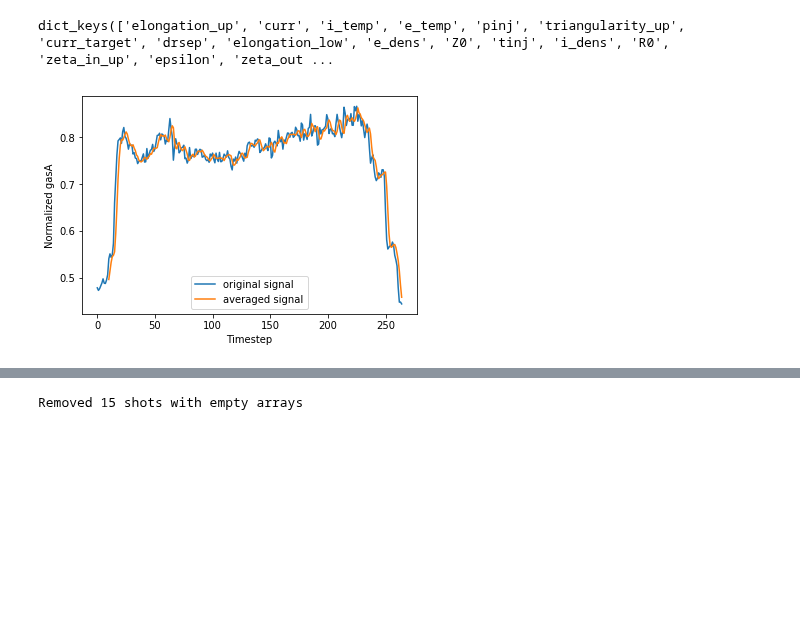
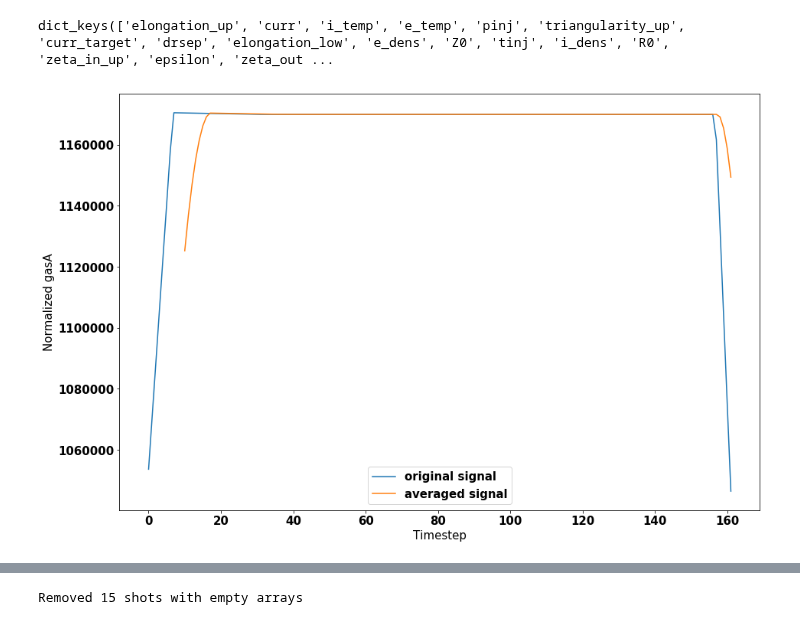
Before and after one commit to PlasmaControl/plasma-profile-predictor, a Jupyter notebook: data/process_data.ipynb, the cells around one changed output, grey strips where cells are left out. Drawn from its saved outputs; the diff is of its cells as text; code cells hidden in the pictures; blank space fills up the shorter version.

```diff
--- a/data/process_data.ipynb
+++ b/data/process_data.ipynb
@@ -2,7 +2,8 @@
 lookback = 10
 avg_offset = 10 # takes mean over signals avg_window in the past to avg_window in the future
 avg_window_0d=10
-avg_window_1d=3
+avg_window_1d=10
+avg_window=10
 delay = 1
 # %%
 import numpy as np
@@ -36,12 +47,17 @@ def smooth_signal(sig, avg_window):
+# %%
+plt.rcParams['figure.figsize'] = [15, 10]
+font={'size': 15, 'weight':'heavy'}
+plt.rc('font', **font)
 # %%
-sig=np.mean(raw_data[shots[0]]['e_temp'],axis=1)
+sig=np.mean(raw_data[161110]['e_temp'],axis=1)
+sig=raw_data[161110]['curr_target']
 
 new_data=smooth_signal(sig, avg_window_1d)
 plt.plot(sig, label='original signal')
 plt.plot(list(range(avg_offset,len(sig))),new_data,label='averaged signal')
 plt.xlabel('Timestep')
 plt.ylabel('Normalized gasA')
 plt.legend()
 plt.show()
 # %% [output]
-[figure, old version]
+[figure, new version]
```
Also changed, not shown: parts of 15 cells of this notebook, 27 other files.
